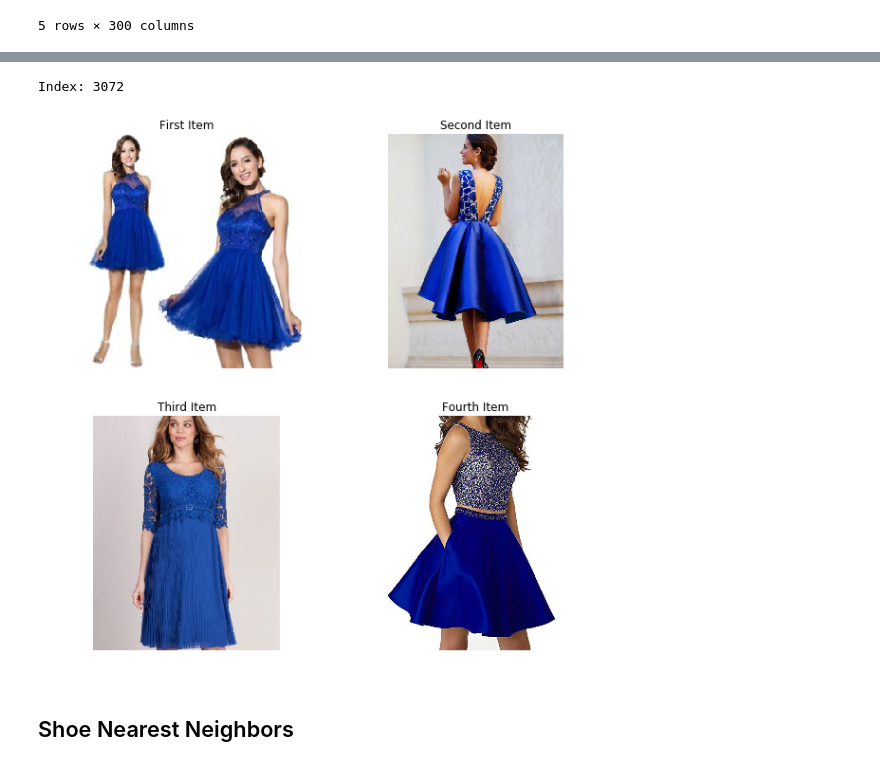
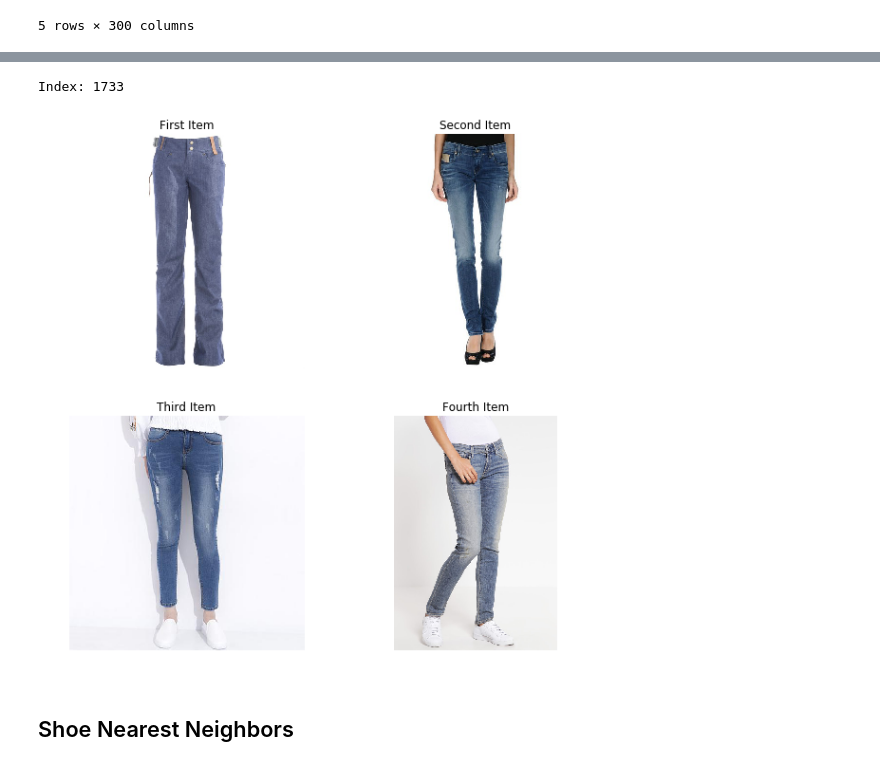
Before and after one commit to maicat11/Project_5, a Jupyter notebook: notebooks/nn_recommender.ipynb, the cells around one changed output, grey strips where cells are left out. Drawn from its saved outputs; the diff is of its cells as text; code cells hidden in the pictures.

```diff
--- a/notebooks/nn_recommender.ipynb
+++ b/notebooks/nn_recommender.ipynb
@@ -48,11 +48,11 @@ knn_df.head()
 # %%
 import random
 rand_num = random.sample(list(range(knn_df.shape[0])),1)[0]
 print(f'Index: {rand_num}')
-view_nn_images(knn_df, 1318)
+view_nn_images(knn_df, rand_num)
 # %% [output]
-Index: 3072
+Index: 1733
-[figure, old version]
+[figure, new version]
 # %%
 # what???
 # 1432 (left bent elbow???)
```
Also changed, not shown: parts of 2 cells of this notebook, 46 other files.
